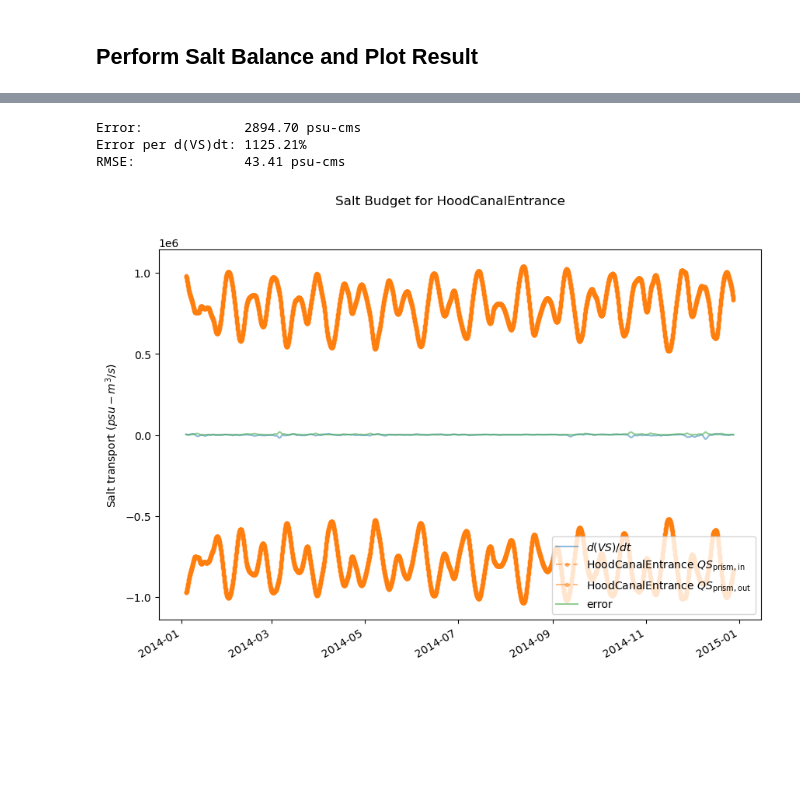
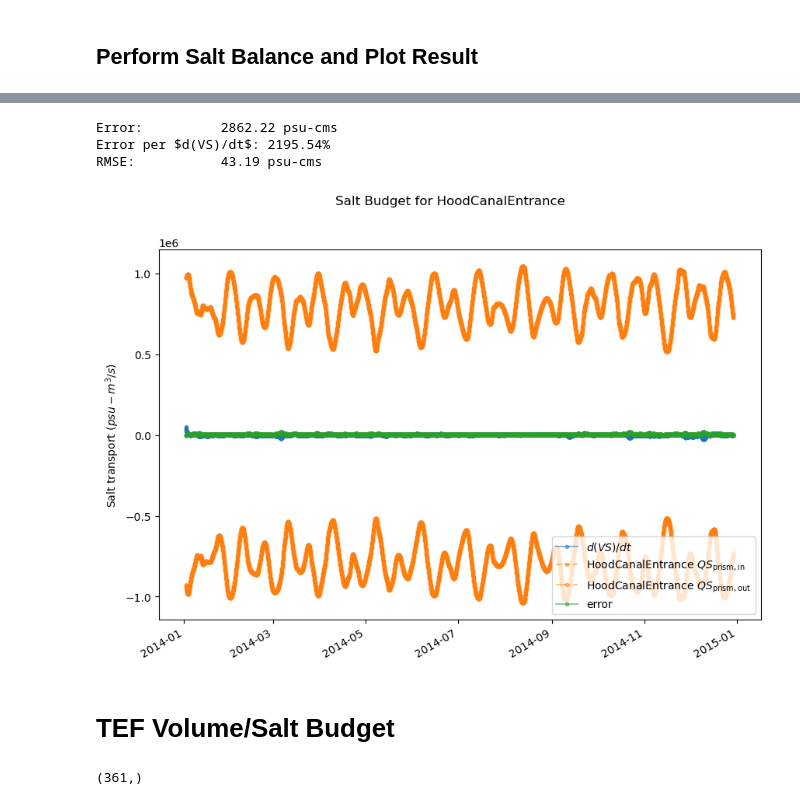
Before and after one commit to bedaro/ssm-analysis, a Jupyter notebook: transport/TEFBudget.ipynb, the cells around one changed output, grey strips where cells are left out. Saved outputs shown, nothing was run; the diff lists cells and outputs as text; code cells hidden in the pictures; blank space fills up the shorter version.

Commit message:
Refactor CV code, add TEF budgets

```diff
--- a/transport/TEFBudget.ipynb
+++ b/transport/TEFBudget.ipynb
@@ -390,3 +387,0 @@ total_vol.shape
-# %%
-VS = (hydro_output['salinity'][:,:,cv_node_list-1] * total_vol).sum(axis=(1,2))
-VS.shape
@@ -435,20 +424,14 @@ masked_array(data=[-1551690.884399748, -668570.9053551895,
                    -573.7421098277639, -1792.1899824503148],
              mask=[False, False, False, ..., False, False, False],
        fill_value=1e+20)
-# %%
-if tide_avg:
-    dVSdt = filt_godin(dVSdt)
-    for s in section_names:
-        qs_in[s] = filt_godin(qs_in[s])
-        qs_out[s] = filt_godin(qs_out[s])
 # %% [markdown]
 ## Perform Salt Balance and Plot Result
 # %%
 model_salt_df = pd.DataFrame({'$d(VS)/dt$': dVSdt[:right_cut_model-1]}, index=model_dates)
 salt_section_data = {}
 for x in section_names:
-    salt_section_data[x + ' $QS_\mathrm{prism,in}$'] = qs_in[x][:right_cut_section]
-    salt_section_data[x + ' $QS_\mathrm{prism,out}$'] = qs_out[x][:right_cut_section]
+    salt_section_data[x + ' $QS_\mathrm{prism,in}$'] = qspr_in[x][:right_cut_section]
+    salt_section_data[x + ' $QS_\mathrm{prism,out}$'] = qspr_out[x][:right_cut_section]
 salt_budget = model_salt_df.merge(pd.DataFrame(salt_section_data, index=section_dates),
                                   how='left', left_index=True, right_index=True)
 salt_budget.dropna().tail()
@@ -476,5 +459,5 @@ if tide_avg:
 # %%
-salt_budget['error'] = -salt_budget['$d(VS)/dt$'] + salt_budget[salt_budget.columns[salt_budget.columns != '$d(VS)/dt$']].sum(1, skipna=False)
+salt_budget['error'] = -salt_budget['$d(VS)/dt$'] + salt_budget[salt_budget.columns[1:]].sum(1, skipna=False)
 salt_budget.dropna().tail()
 # %% [output]
 |  | $d(VS)/dt$ | HoodCanalEntrance $QS_\mathrm{pri... | HoodCanalEntrance $QS_\mathrm{pri... | error |
@@ -486,34 +469,38 @@ salt_budget.dropna().tail()
 # %%
-fig, ax = plt.subplots(figsize=(10,7))
-l = None
-for c in salt_budget.columns:
-    color = None
-    if c[-5:-2] == 'out':
-        color = l[0].get_color()
-        linestyle = '.-.'
-    elif c[-4:-2] == 'in':
-        linestyle = '.--'
-    else:
-        linestyle = '-'
-    l = ax.plot(salt_budget[c].dropna(), linestyle, color=color, label=c, alpha=0.5)
+fig, ax = plot_budget(salt_budget)
 if not tide_avg:
     ax.set(xbound=(section_dates[4400], section_dates[4460]))
 ax.set(ylabel="Salt transport ($psu-m^3/s$)")
 ax.legend()
 fig.autofmt_xdate()
 fig.suptitle(f'Salt Budget for {", ".join(section_names)}')
 fig.savefig(out_file('salt_budget.png'))
 
-salt_error = salt_budget[['$d(VS)/dt$','error']].dropna()[fudge:]
-mean_salt_error = salt_error['error'].mean()
-error_per_dvsdt = np.abs(mean_salt_error / salt_error['$d(VS)/dt$'][fudge:].mean())
-rmse = np.sqrt((salt_error['error'] ** 2).sum())/len(salt_error['error'])
-
-print(f'Error:             {mean_salt_error:.2f} psu-cms')
-print(f'Error per d(VS)dt: {error_per_dvsdt*100:.2f}%')
-print(f'RMSE:              {rmse:.2f} psu-cms')
+error_stats(salt_budget, 'psu-cms')
 # %% [output]
-Error:             2894.70 psu-cms
-Error per d(VS)dt: 1125.21%
-RMSE:              43.41 psu-cms
+Error:          2862.22 psu-cms
+Error per $d(VS)/dt$: 2195.54%
+RMSE:           43.19 psu-cms
-[figure, old version]
+[figure, new version]
+# %% [markdown]
+# TEF Volume/Salt Budget
+# %%
+q_in = {}
+q_out = {}
+qs_in = {}
+qs_out = {}
+for s in section_names:
+    with open(path.join(extracts_path, 'bulk', s + '.p'), 'rb') as f:
+        bulk_result = pickle.load(f)
+    qq = bulk_result['QQ']
+    ss = bulk_result['SS']
+    bulk_dates = pd.Timestamp('1/1/1970 00:00') + pd.to_timedelta(bulk_result['ot'].data, 'sec')
+    qq_in = np.where(qq > 0, qq, 0)
+    qq_out = np.where(qq < 0, qq, 0)
+    q_in[s] = qq_in.sum(axis=1)
+    q_out[s] = qq_out.sum(axis=1)
+    qs_in[s] = np.nansum(qq_in * ss, axis=1)
+    qs_out[s] = np.nansum(qq_out * ss, axis=1)
+next(iter(qs_in.values())).shape
+# %% [output]
+(361,)
```
Also changed, not shown: parts of 33 cells of this notebook, 3 other files.
